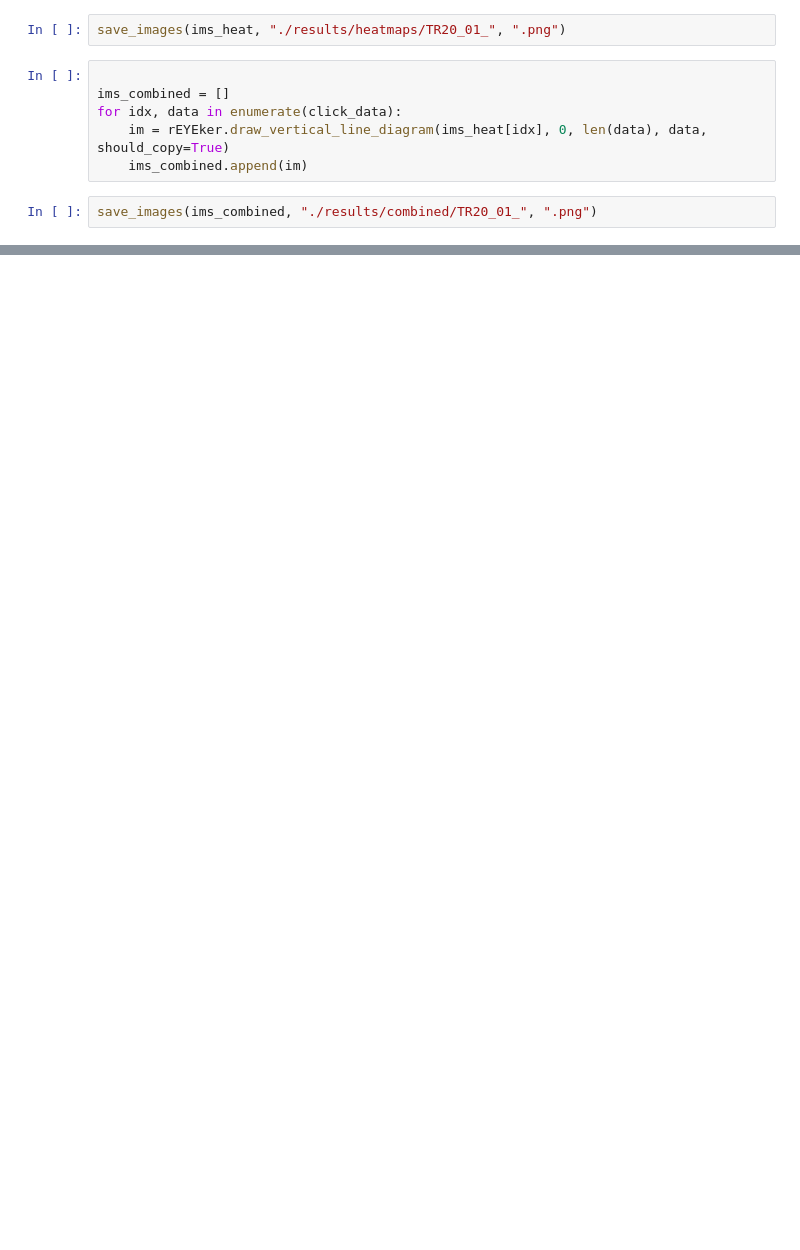
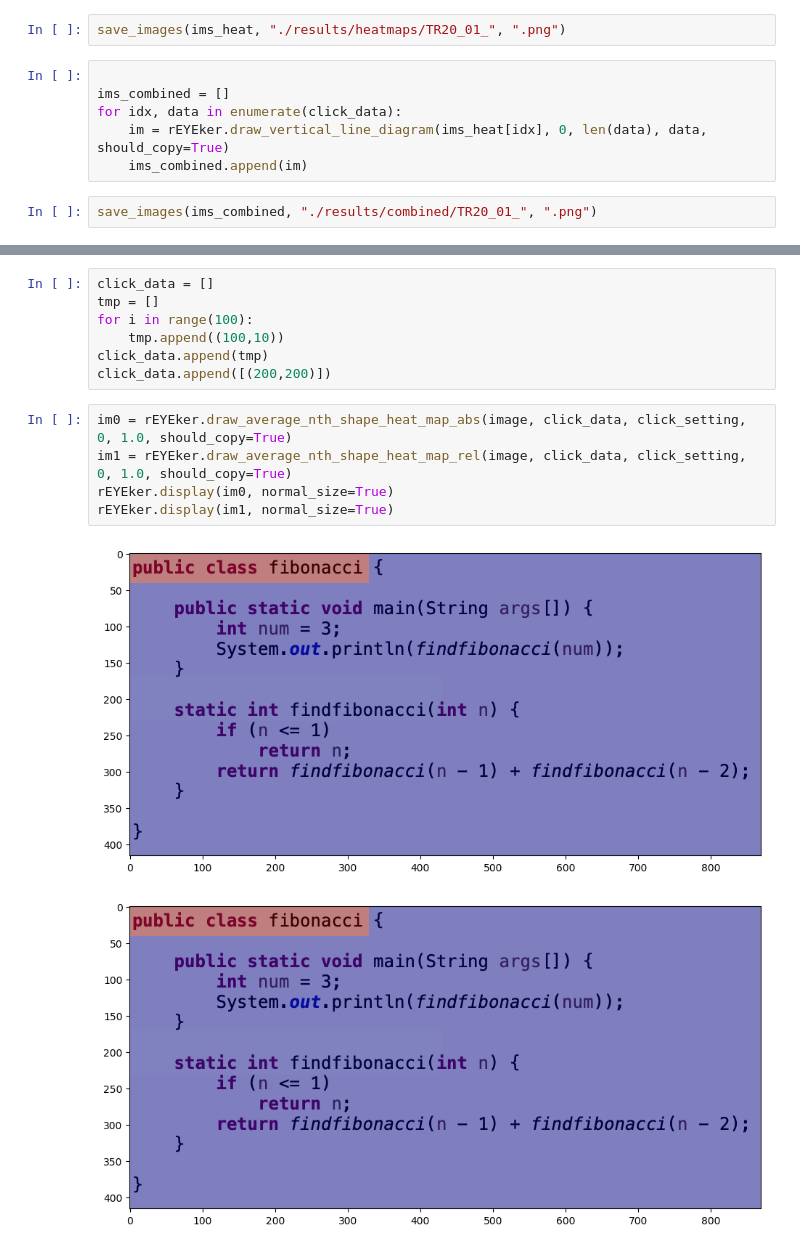
Before and after one commit to brains-on-code/REyeker, a Jupyter notebook: REyeker-DataAnalyses-Python/Example_with_excel.ipynb, the cells around one changed output, grey strips where cells are left out. Cells and saved outputs as stored; diff of their text form; blank space fills up the shorter version.

Commit message:
added start of heatmap of heatmap, rel not working correctly

```diff
--- a/REyeker-DataAnalyses-Python/Example_with_excel.ipynb
+++ b/REyeker-DataAnalyses-Python/Example_with_excel.ipynb
@@ -58,0 +62,15 @@ save_images(ims_combined, "./results/combined/TR20_01_", ".png")
+# %%
+click_data = []
+tmp = []
+for i in range(100):
+    tmp.append((100,10))
+click_data.append(tmp)
+click_data.append([(200,200)])
+# %%
+im0 = rEYEker.draw_average_nth_shape_heat_map_abs(image, click_data, click_setting, 0, 1.0, should_copy=True)
+im1 = rEYEker.draw_average_nth_shape_heat_map_rel(image, click_data, click_setting, 0, 1.0, should_copy=True)
+rEYEker.display(im0, normal_size=True)
+rEYEker.display(im1, normal_size=True)
+# %% [output]
+[figure, added]
+[figure, added]
```
Also changed, not shown: parts of 3 cells of this notebook, 5 other files.
